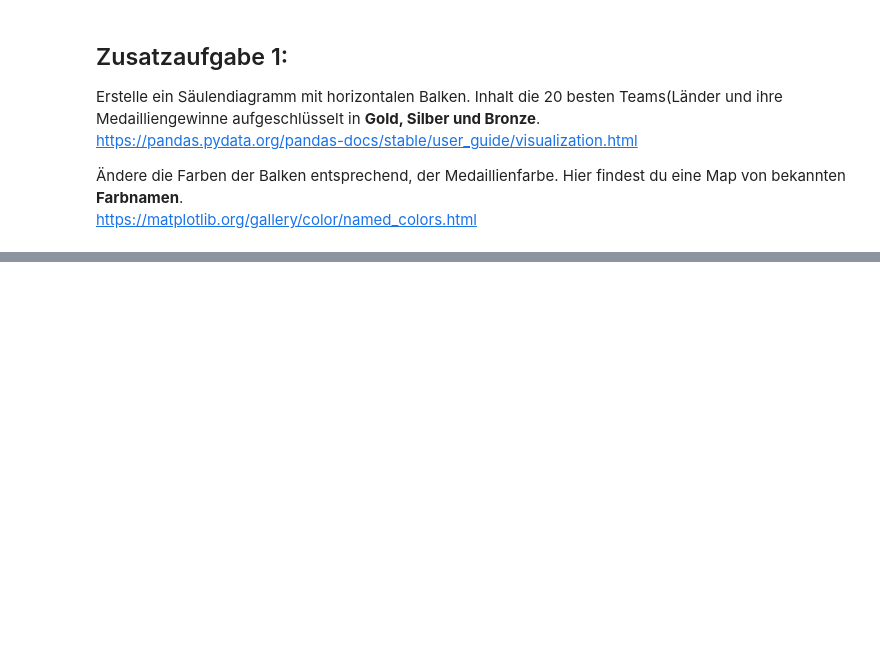
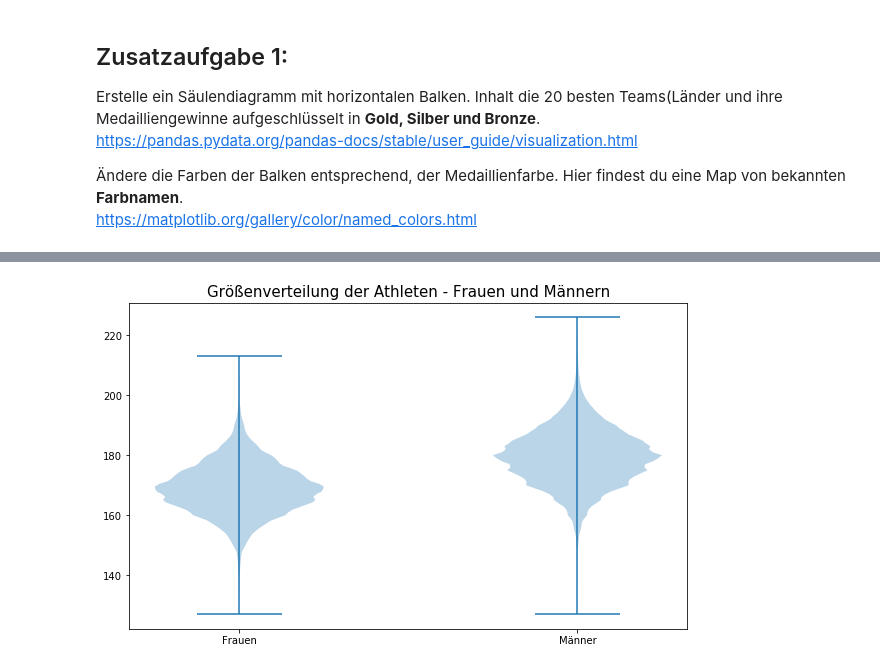
Before and after one commit to MonksterFX/pandas-basic, a Jupyter notebook: teilnehmer/loesung/08UE - Visualisierungen - Loesung.ipynb, the cells around one changed output, grey strips where cells are left out. Cells and saved outputs as stored; diff of their text form; code cells hidden in the pictures; blank space fills up the shorter version.

```diff
--- a/teilnehmer/loesung/08UE - Grafiken - Loesung.ipynb
+++ b/teilnehmer/loesung/08UE - Visualisierungen - Loesung.ipynb
@@ -121,0 +136,19 @@ plt.show()
+# %%
+# Mit mehr Beschriftung
+
+fig, ax = plt.subplots(figsize=(10, 6))
+
+# Lege Positionen und Labels fest
+pos   = [1, 2]
+label = ['Frauen','Männer']
+
+ax.violinplot(data, pos)
+
+# Schreibe Labels
+ax.set_xticks(pos)
+ax.set_xticklabels(label)
+ax.set_title('Größenverteilung der Athleten - Frauen und Männern', fontsize=15)
+
+plt.show()
+# %% [output]
+[figure, added]
```
Also changed, not shown: parts of 8 cells of this notebook, 3 other files.
